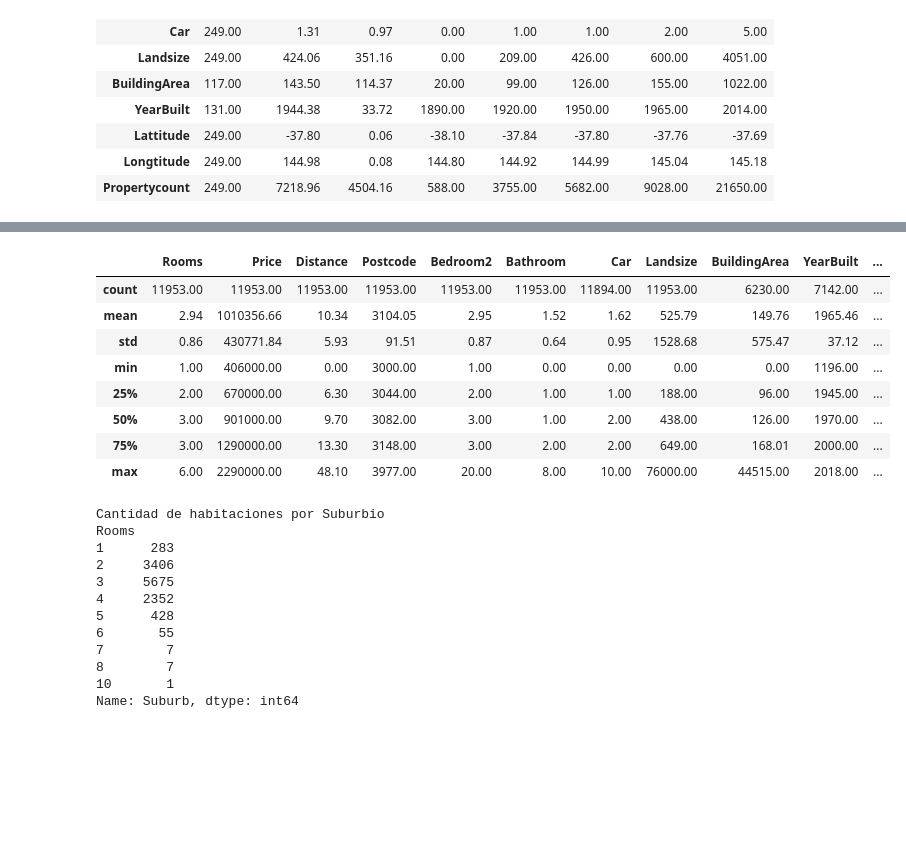
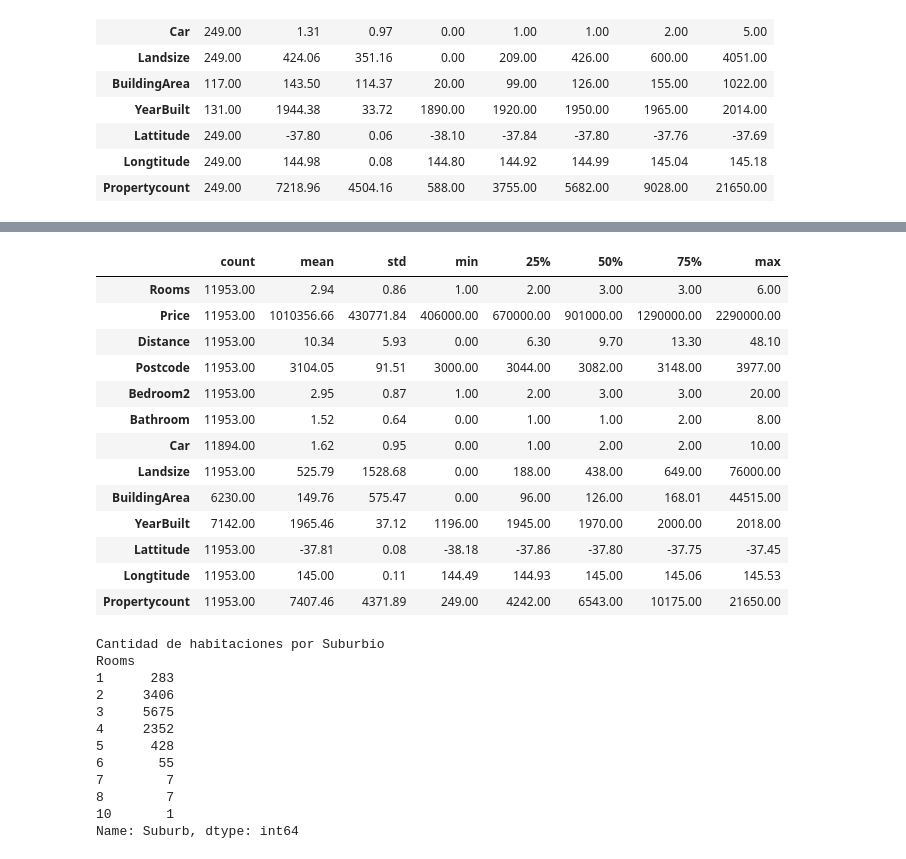
Before and after one commit to Grupo242022/EyCD, a Jupyter notebook: Entregable_2_Nico_parte1_ejercicio2.ipynb, the cells around one changed output, grey strips where cells are left out. Saved outputs shown, nothing was run; the diff lists cells and outputs as text; code cells hidden in the pictures; blank space fills up the shorter version.

```diff
--- a/Entregable_2_Nico_parte1_ejercicio2.ipynb
+++ b/Entregable_2_Nico_parte1_ejercicio2.ipynb
@@ -303,16 +306,22 @@ Cantidad de casas con 10 habitaciones: 10
 # %%
 df_melb_recort = df_melb_clean.loc[df_melb_clean.Rooms < 7]
-df_melb_recort.describe()
+
+df_melb_recort.describe().T
 # %% [output]
-|  | Rooms | Price | Distance | Postcode | Bedroom2 | Bathroom | Car | Landsize | BuildingArea | YearBuilt | ... |
-| count | 11953.00 | 11953.00 | 11953.00 | 11953.00 | 11953.00 | 11953.00 | 11894.00 | 11953.00 | 6230.00 | 7142.00 | ... |
-| mean | 2.94 | 1010356.66 | 10.34 | 3104.05 | 2.95 | 1.52 | 1.62 | 525.79 | 149.76 | 1965.46 | ... |
-| std | 0.86 | 430771.84 | 5.93 | 91.51 | 0.87 | 0.64 | 0.95 | 1528.68 | 575.47 | 37.12 | ... |
-| min | 1.00 | 406000.00 | 0.00 | 3000.00 | 1.00 | 0.00 | 0.00 | 0.00 | 0.00 | 1196.00 | ... |
-| 25% | 2.00 | 670000.00 | 6.30 | 3044.00 | 2.00 | 1.00 | 1.00 | 188.00 | 96.00 | 1945.00 | ... |
-| 50% | 3.00 | 901000.00 | 9.70 | 3082.00 | 3.00 | 1.00 | 2.00 | 438.00 | 126.00 | 1970.00 | ... |
-| 75% | 3.00 | 1290000.00 | 13.30 | 3148.00 | 3.00 | 2.00 | 2.00 | 649.00 | 168.01 | 2000.00 | ... |
-| max | 6.00 | 2290000.00 | 48.10 | 3977.00 | 20.00 | 8.00 | 10.00 | 76000.00 | 44515.00 | 2018.00 | ... |
+|  | count | mean | std | min | 25% | 50% | 75% | max |
+| Rooms | 11953.00 | 2.94 | 0.86 | 1.00 | 2.00 | 3.00 | 3.00 | 6.00 |
+| Price | 11953.00 | 1010356.66 | 430771.84 | 406000.00 | 670000.00 | 901000.00 | 1290000.00 | 2290000.00 |
+| Distance | 11953.00 | 10.34 | 5.93 | 0.00 | 6.30 | 9.70 | 13.30 | 48.10 |
+| Postcode | 11953.00 | 3104.05 | 91.51 | 3000.00 | 3044.00 | 3082.00 | 3148.00 | 3977.00 |
+| Bedroom2 | 11953.00 | 2.95 | 0.87 | 1.00 | 2.00 | 3.00 | 3.00 | 20.00 |
+| Bathroom | 11953.00 | 1.52 | 0.64 | 0.00 | 1.00 | 1.00 | 2.00 | 8.00 |
+| Car | 11894.00 | 1.62 | 0.95 | 0.00 | 1.00 | 2.00 | 2.00 | 10.00 |
+| Landsize | 11953.00 | 525.79 | 1528.68 | 0.00 | 188.00 | 438.00 | 649.00 | 76000.00 |
+| BuildingArea | 6230.00 | 149.76 | 575.47 | 0.00 | 96.00 | 126.00 | 168.01 | 44515.00 |
+| YearBuilt | 7142.00 | 1965.46 | 37.12 | 1196.00 | 1945.00 | 1970.00 | 2000.00 | 2018.00 |
+| Lattitude | 11953.00 | -37.81 | 0.08 | -38.18 | -37.86 | -37.80 | -37.75 | -37.45 |
+| Longtitude | 11953.00 | 145.00 | 0.11 | 144.49 | 144.93 | 145.00 | 145.06 | 145.53 |
+| Propertycount | 11953.00 | 7407.46 | 4371.89 | 249.00 | 4242.00 | 6543.00 | 10175.00 | 21650.00 |
 # %%
 print("Cantidad de habitaciones por Suburbio")
 print(df_melb_perc.groupby("Rooms")["Suburb"].count())
```
Also changed, not shown: parts of 35 cells of this notebook.
